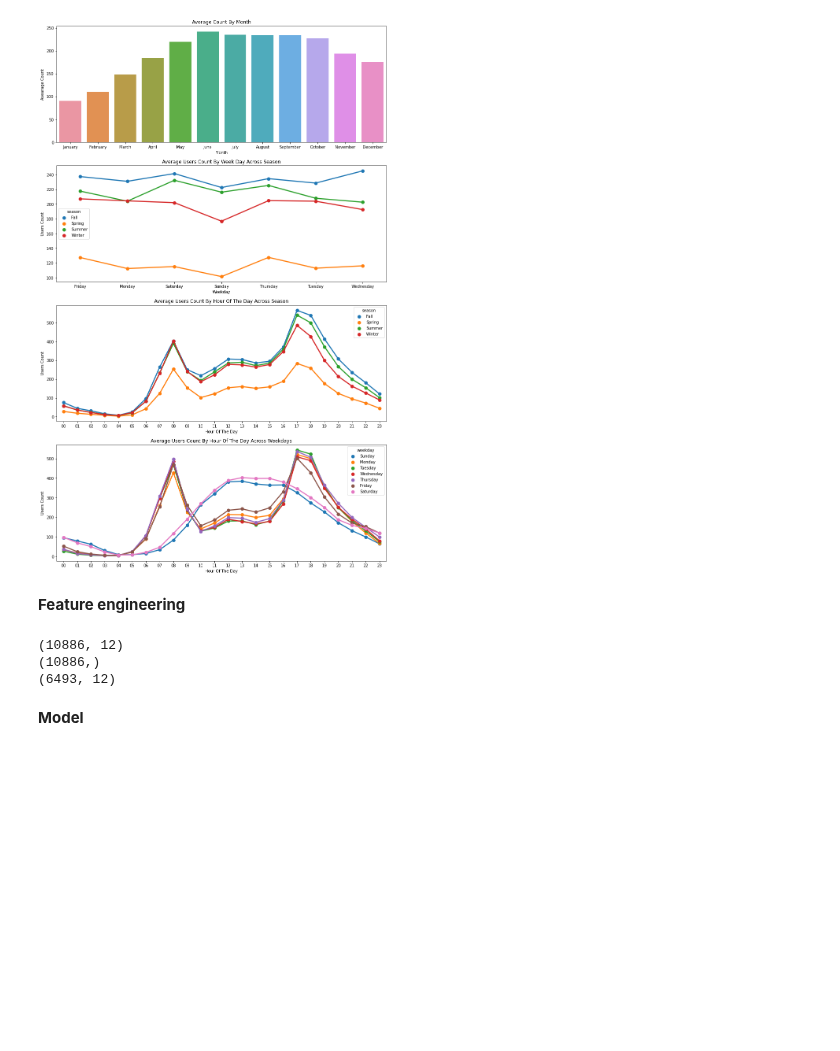
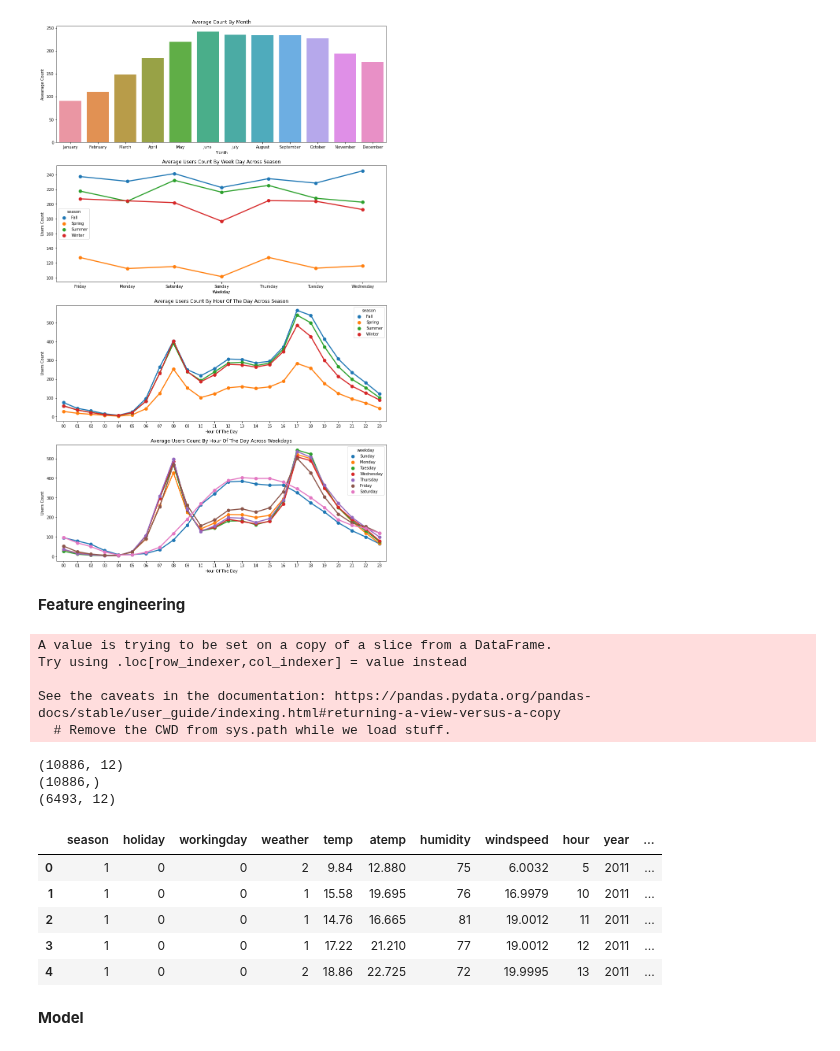
Before and after one commit to NagaoTadashi/Bike-sharing-demand, a Jupyter notebook: bike-sharing-demand.ipynb, the cells around one changed output. Saved outputs shown, nothing was run; the diff lists cells and outputs as text; code cells hidden in the pictures; blank space fills up the shorter version.

```diff
--- a/bike-sharing-demand.ipynb
+++ b/bike-sharing-demand.ipynb
@@ -185,6 +177,26 @@ data["hour"] = data.datetime.apply(lambda x : x.split()[1].split(":")[0]).astype
 data["year"] = data.datetime.apply(lambda x : x.split()[0].split("-")[0])
 data["weekday"] = data.date.apply(lambda dateString : datetime.strptime(dateString,"%Y-%m-%d").weekday())
 data["month"] = data.date.apply(lambda dateString : datetime.strptime(dateString,"%Y-%m-%d").month)
+# %%
+from sklearn.ensemble import RandomForestRegressor
+
+dataWind0 = data[data["windspeed"]==0]
+dataWindNot0 = data[data["windspeed"]!=0]
+rfModel_wind = RandomForestRegressor()
+windColumns = ["season","weather","humidity","month","temp","year","atemp"]
+rfModel_wind.fit(dataWindNot0[windColumns], dataWindNot0["windspeed"])
+
+wind0Values = rfModel_wind.predict(X= dataWind0[windColumns])
+dataWind0["windspeed"] = wind0Values
+data = dataWindNot0.append(dataWind0)
+data.reset_index(inplace=True)
+data.drop('index',inplace=True,axis=1)
+# %% [output]
+A value is trying to be set on a copy of a slice from a DataFrame.
+Try using .loc[row_indexer,col_indexer] = value instead
+
+See the caveats in the documentation: https://pandas.pydata.org/pandas-docs/stable/user_guide/indexing.html#returning-a-view-versus-a-copy
+  # Remove the CWD from sys.path while we load stuff.
 # %%
 categorical_col = ["season","holiday","workingday","weather","weekday","month","year","hour"]
 numerical_col = ["temp","humidity","windspeed","atemp"]
@@ -207,6 +219,15 @@ print(test.shape)
 (10886, 12)
 (10886,)
 (6493, 12)
+# %%
+X.head()
+# %% [output]
+|  | season | holiday | workingday | weather | temp | atemp | humidity | windspeed | hour | year | ... |
+| 0 | 1 | 0 | 0 | 2 | 9.84 | 12.880 | 75 | 6.0032 | 5 | 2011 | ... |
+| 1 | 1 | 0 | 0 | 1 | 15.58 | 19.695 | 76 | 16.9979 | 10 | 2011 | ... |
+| 2 | 1 | 0 | 0 | 1 | 14.76 | 16.665 | 81 | 19.0012 | 11 | 2011 | ... |
+| 3 | 1 | 0 | 0 | 1 | 17.22 | 21.210 | 77 | 19.0012 | 12 | 2011 | ... |
+| 4 | 1 | 0 | 0 | 2 | 18.86 | 22.725 | 72 | 19.9995 | 13 | 2011 | ... |
 # %% [markdown]
 **Model**
 # %% [markdown]
```
Also changed, not shown: parts of 5 cells of this notebook.
